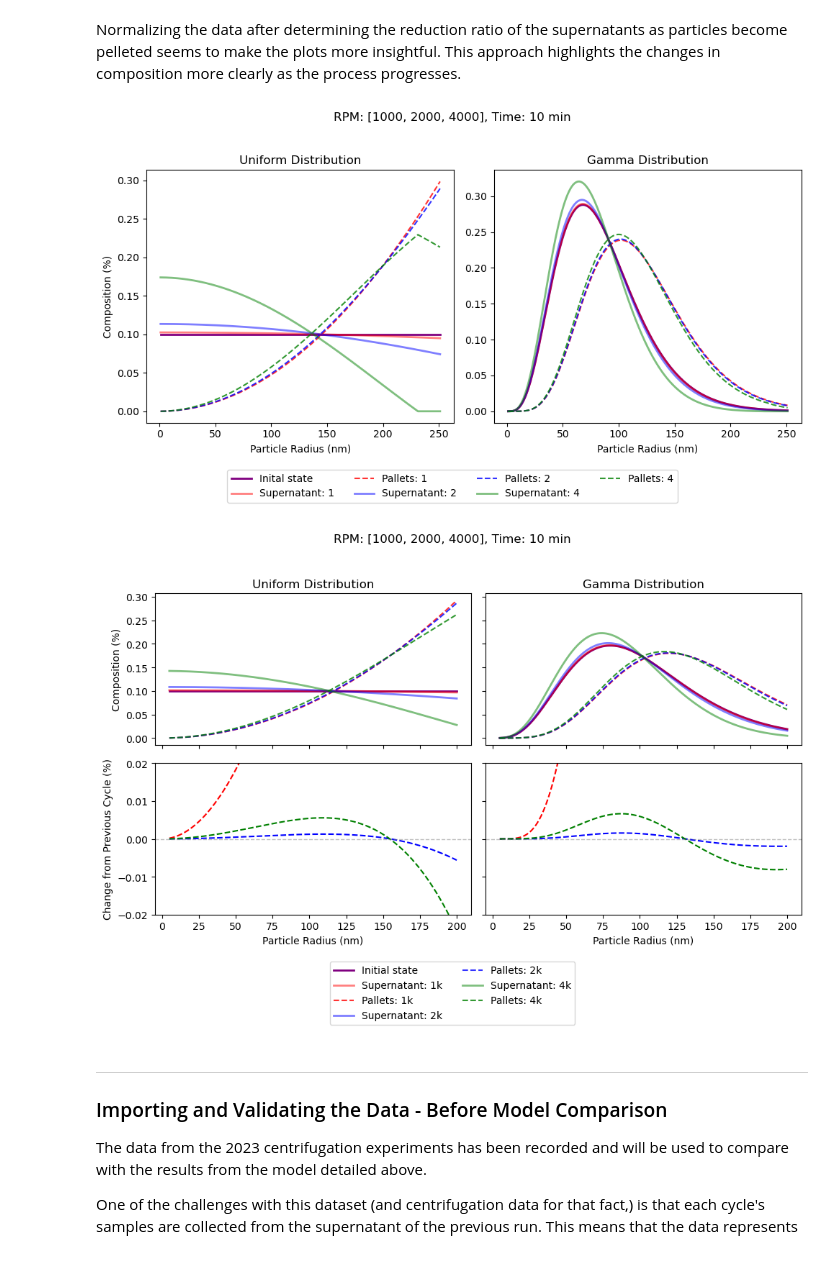
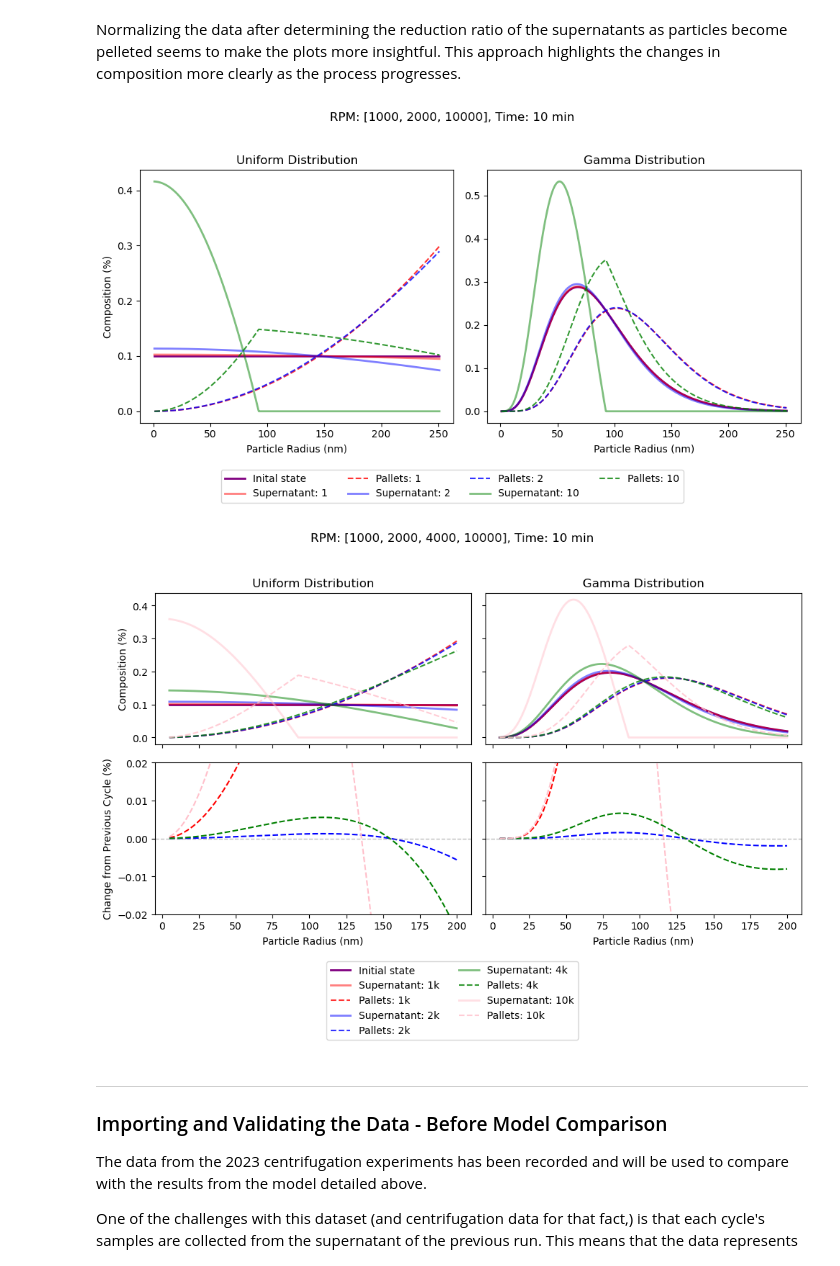
Before and after one commit to williammcmp/Nano-Particle-Playground, a Jupyter notebook: Centrifugation Model.ipynb, the cells around one changed output. Drawn from its saved outputs; the diff is of its cells as text; code cells hidden in the pictures.

```diff
--- a/Centrifugation Model.ipynb
+++ b/Centrifugation Model.ipynb
@@ -410,7 +419,7 @@ plt.show()
 Normalizing the data after determining the reduction ratio of the supernatants as particles become pelleted seems to make the plots more insightful. This approach highlights the changes in composition more clearly as the process progresses.
 # %%
 # Does the size distribution need to be normalised after each cycle?
-RPMS = [1000, 2000, 4000]
+RPMS = [1000, 2000, 10000]
 count = 1000
 
 
@@ -495,10 +504,10 @@ fig.legend(handles, labels, loc='upper center', bbox_to_anchor=(0.5, -0.0), ncol
 plt.tight_layout(rect=[0, 0, 1, 0.95])
 plt.show()
 # %% [output]
-[figure, old version]
+[figure, new version]
 # %%
 # Parameters for plotting
-RPMS = [1000, 2000, 4000]
+RPMS = [1000, 2000, 4000, 10000]
 count = 1000
 
 # Initial size distribution - uniform distribution
@@ -518,7 +527,7 @@ probability_gamma /= np.sum(probability_gamma)
 times = 10
 
 # Color cycle for different runs
-colors = ['red', 'blue', 'green']
+colors = ['red', 'blue', 'green', 'pink']
 index = 0
 
 fig, ax = plt.subplots(2, 2, figsize=(10, 6), sharex='col', sharey='row')
@@ -577,34 +586,34 @@ for rpm in RPMS:
     # ax[1, 1].plot(size * 1e9, np.diff([gam_super_hold, probability_gamma], axis=0).T * 1e2, color=colors[index])
     ax[1, 1].plot(size * 1e9, np.diff([gam_pallet_hold, pallets_gamma], axis=0).T * 1e2, color=colors[index], linestyle='--')
 
     index += 1
 
 ax[1,0].axhline(y=0, color='gray', linestyle='--', linewidth=1, alpha=0.5)
 ax[1,1].axhline(y=0, color='gray', linestyle='--', linewidth=1, alpha=0.5)
 
 # Titles and labels
 ax[0, 0].set_title("Uniform Distribution")
 ax[0, 1].set_title("Gamma Distribution")
 fig.suptitle(f"RPM: {RPMS}, Time: {times} min")
 
 # X-axis labels
 ax[1, 0].set_xlabel("Particle Radius (nm)")
 ax[1, 1].set_xlabel("Particle Radius (nm)")
 
 # Y-axis labels
 ax[0, 0].set_ylabel("Composition (%)")
 ax[1, 0].set_ylabel("Change from Previous Cycle (%)")
 
 ax[1,0].set_ylim([-0.02,0.02])
 
 # Shared legend below the plots
 handles, labels = ax[0, 1].get_legend_handles_labels()
 fig.legend(handles, labels, loc='upper center', bbox_to_anchor=(0.5, 0.0), ncol=2)
 
 plt.tight_layout(rect=[0, 0, 1, 0.95])
 plt.show()
 # %% [output]
-[figure, old version]
+[figure, new version]
 # %% [markdown]
 ---
 
```
Also changed, not shown: parts of 1 cell of this notebook.
